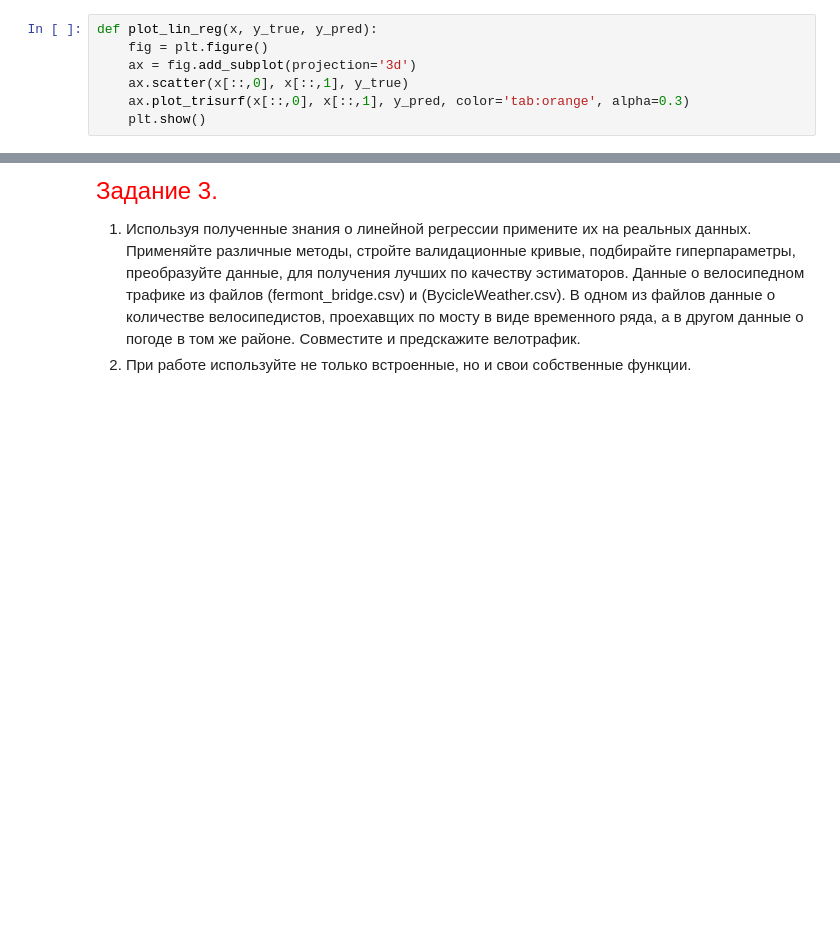
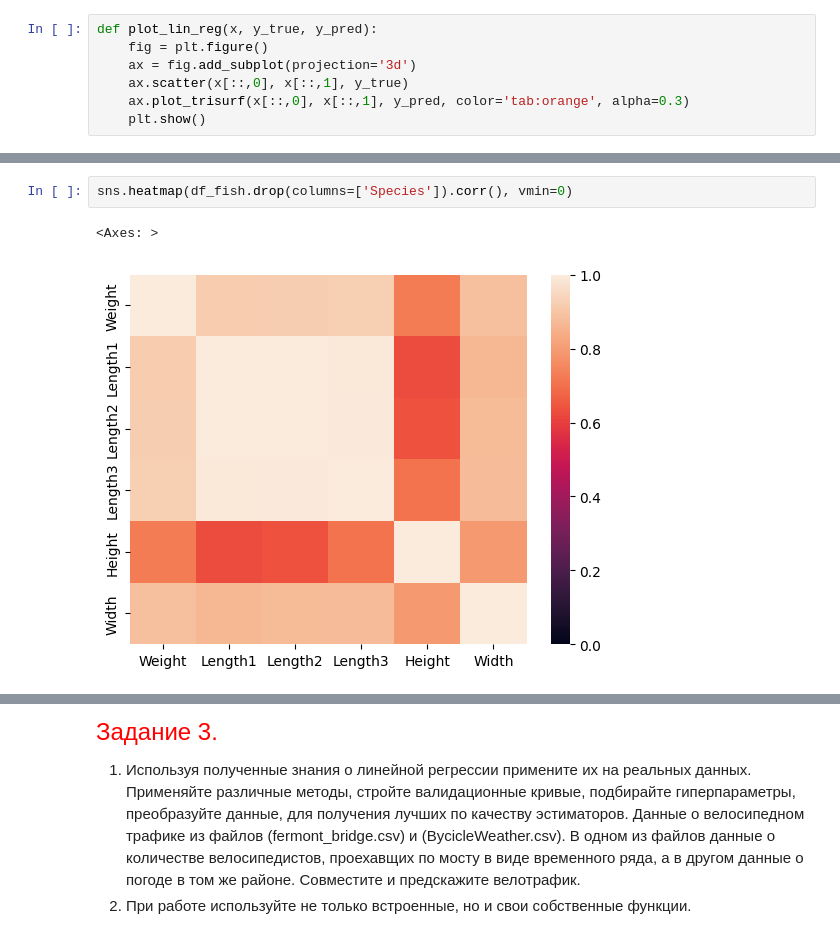
Before and after one commit to Dragoh54/MachineLearning-Labs, a Jupyter notebook: lab2/2024_ML_LR2_MACS.ipynb, the cells around one changed output, grey strips where cells are left out. Drawn from its saved outputs; the diff is of its cells as text; blank space fills up the shorter version.

```diff
--- a/lab2/2024_ML_LR2_MACS.ipynb
+++ b/lab2/2024_ML_LR2_MACS.ipynb
@@ -462,0 +574,5 @@ plot_lin_reg(x, y_true, y_pred)
+# %%
+sns.heatmap(df_fish.drop(columns=['Species']).corr(), vmin=0)
+# %% [output]
+<Axes: >
+[figure, added]
```
Also changed, not shown: parts of 75 cells of this notebook, 1 other file.
